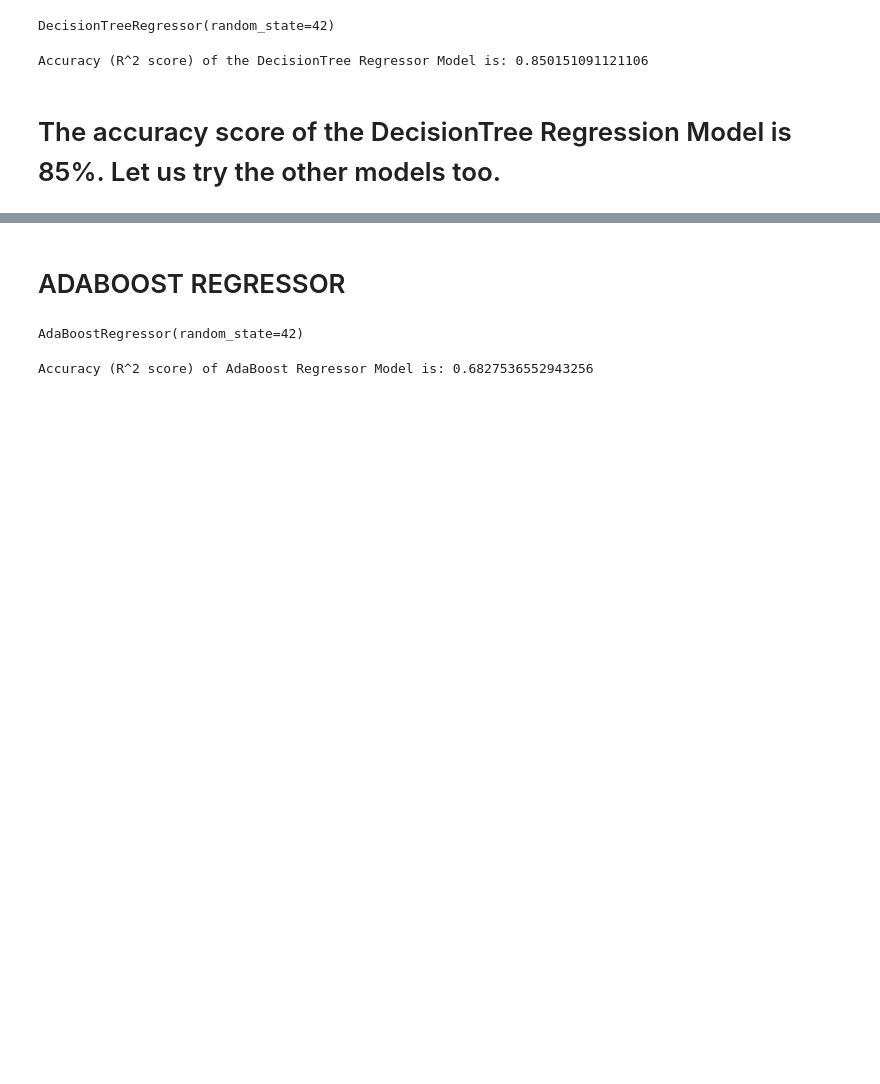
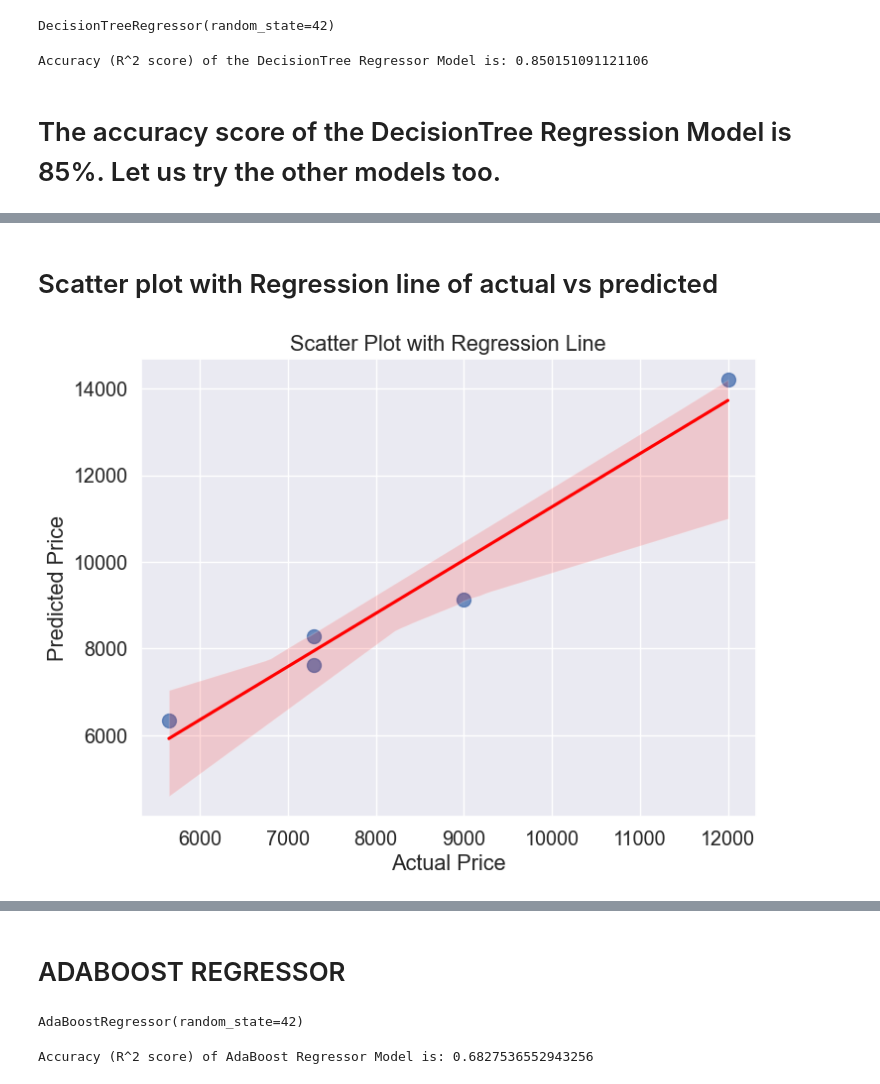
Before and after one commit to SUJANAKUMARI/MOBILE-PRICE-PREDICTION-PROJECT-4, a Jupyter notebook: PRICE PREDICTION FOR MOBILE PHONES.ipynb, the cells around one changed output, grey strips where cells are left out. Drawn from its saved outputs; the diff is of its cells as text; code cells hidden in the pictures; blank space fills up the shorter version.

```diff
--- a/PRICE PREDICTION FOR MOBILE PHONES.ipynb
+++ b/PRICE PREDICTION FOR MOBILE PHONES.ipynb
@@ -715,0 +828,13 @@ Accuracy (R^2 score) of the DecisionTree Regressor Model is: 0.850151091121106
+# %% [markdown]
+# Scatter plot with Regression line of actual vs predicted
+# %%
+# Create scatter plot with regression line
+plt.figure(figsize=(8, 6))
+sns.regplot(x=actual_prize_random_reg, y=predicted_prize_random_reg, scatter_kws={'s': 100}, line_kws={'color': 'red'})
+plt.title('Scatter Plot with Regression Line')
+plt.xlabel('Actual Price')
+plt.ylabel('Predicted Price')
+plt.grid(True)
+plt.show()
+# %% [output]
+[figure, added]
```
Also changed, not shown: parts of 44 cells of this notebook.
